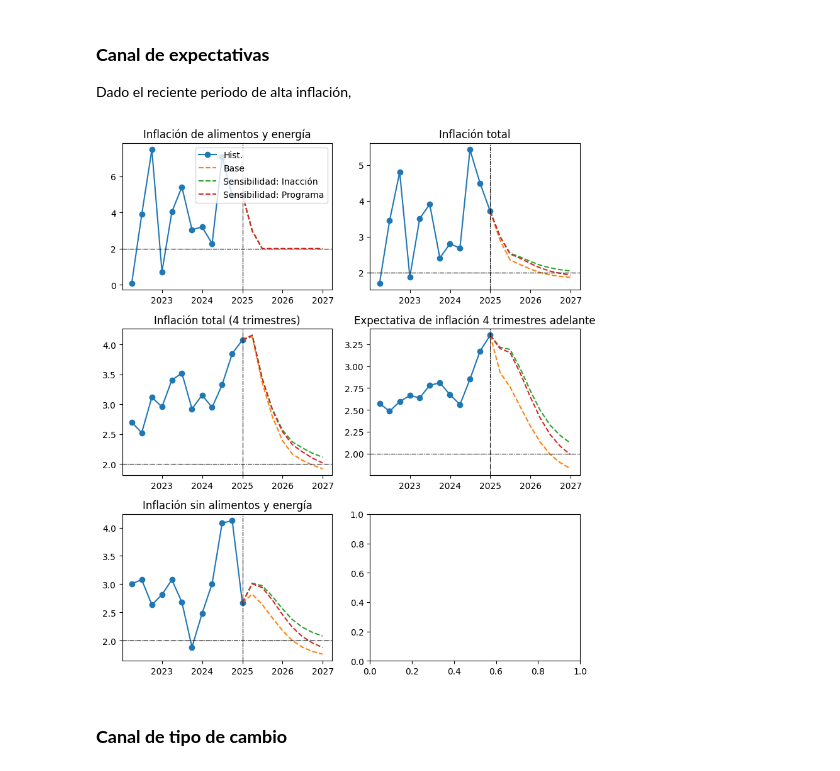
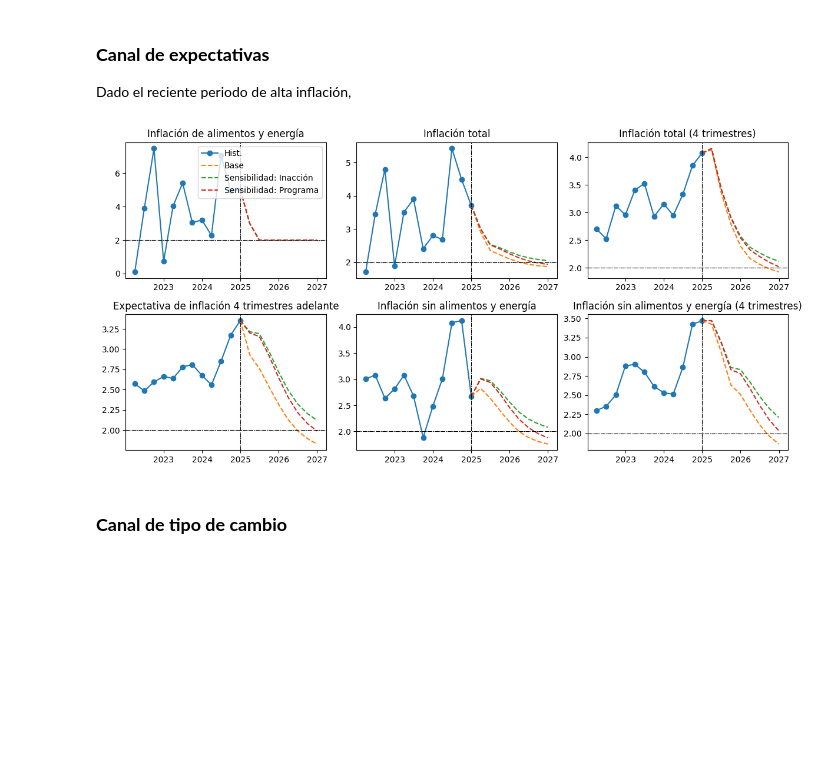
Before and after one commit to jamayat/CUECOPolMon, a Jupyter notebook: 01_Clase_sobre_MPT_CoefAlt.ipynb, the cells around one changed output. Cells and saved outputs as stored; diff of their text form; code cells hidden in the pictures; blank space fills up the shorter version.

```diff
--- a/01_Clase_sobre_MPT_CoefAlt.ipynb
+++ b/01_Clase_sobre_MPT_CoefAlt.ipynb
@@ -183,21 +183,22 @@ BDdictsens = {'Base': UFDB_base, 'Sensibilidad: Inacción': UFDB_sensno, 'Sensib
 Dado el reciente periodo de alta inflación,
 # %%
 
-lista = ['Dpae', 'Dp', 'D4p', 'ED4p', 'Dpsae']
+lista = ['Dpae', 'Dp', 'D4p', 'ED4p', 'Dpsae','D4psae']
 
 listanames = [
     'Inflación de alimentos y energía',
     'Inflación total',
     'Inflación total (4 trimestres)',
     'Expectativa de inflación 4 trimestres adelante',
-    'Inflación sin alimentos y energía'
+    'Inflación sin alimentos y energía',
+    'Inflación sin alimentos y energía (4 trimestres)'
 ]
 
-listaSS = [2.00, 2.00, 2.00, 2.00, 2.00]
+listaSS = [2.00, 2.00, 2.00, 2.00, 2.00, 2.00,2.00]
 HH = 12
-fig, axs = HTS.plotTSforecast(BDdictsens,lista,listanames,listaSS,FH,HH,3,2)
+fig, axs = HTS.plotTSforecast(BDdictsens,lista,listanames,listaSS,FH,HH,2,3)
 # %% [output]
-[figure, old version]
+[figure, new version]
 # %% [markdown]
 ### **Canal de tipo de cambio**
 # %%
```
Also changed, not shown: parts of 1 cell of this notebook.
